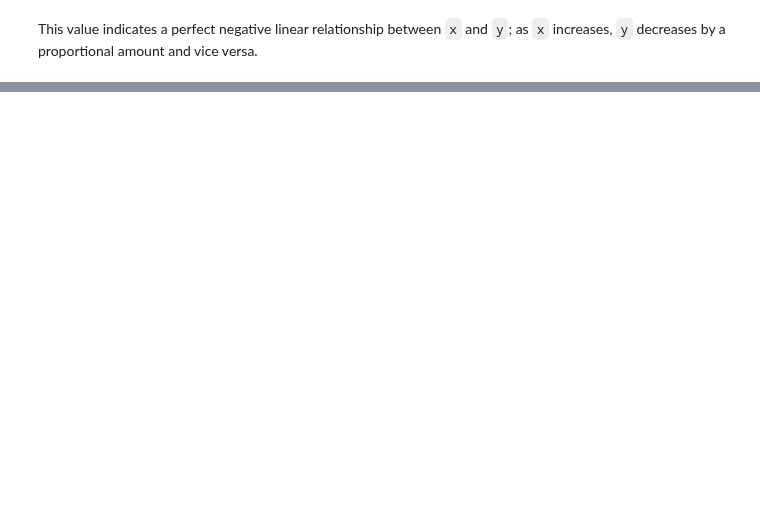
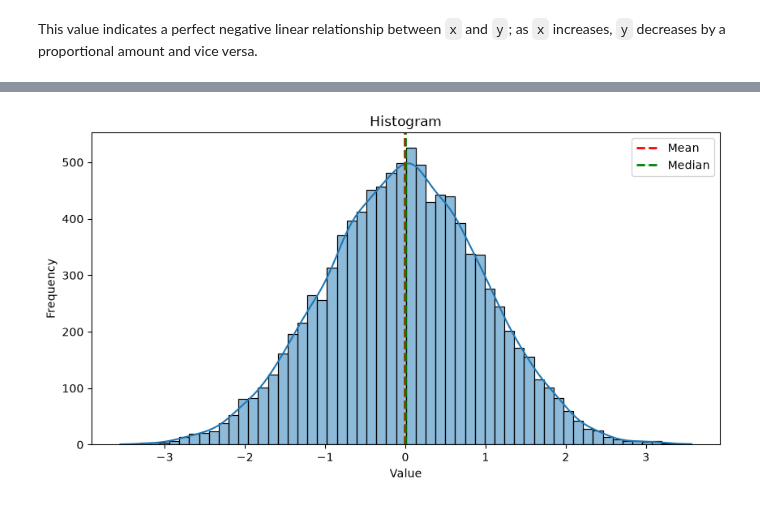
Before and after one commit to shubha95/python, a Jupyter notebook: Applied Data Science with Python/Instructor_Slide_and_Notebooks/Lesson_06_Math and Statistics Fundamentals/6.02_Statistics_Fundamentals.ipynb, the cells around one changed output, grey strips where cells are left out. Cells and saved outputs as stored; diff of their text form; code cells hidden in the pictures; blank space fills up the shorter version.

```diff
--- a/Applied Data Science with Python/Instructor_Slide_and_Notebooks/Lesson_06_Math and Statistics Fundamentals/6.02_Statistics_Fundamentals.ipynb
+++ b/Applied Data Science with Python/Instructor_Slide_and_Notebooks/Lesson_06_Math and Statistics Fundamentals/6.02_Statistics_Fundamentals.ipynb
@@ -621,0 +571,28 @@ Measures of Shape
+# %%
+import numpy as np
+import statistics
+from scipy.stats import skew, kurtosis
+import scipy
+
+arr = np.array([1,2,2,3,3,3,4,4,5])
+arr = np.random.normal(loc = 0, scale = 1,size=10000)
+
+print("Measures of Central Tendency")
+print("-"*100)
+print("Mean : ",np.mean(arr))
+print("Median : ",np.median(arr))
+print("Mode : ",statistics.mode(arr))
+print("-"*100)
+print("Measures of Dispersion")
+print("-"*100)
+print("Range : ",np.max(arr)-np.min(arr))
+print("Variance : ",np.var(arr))
+print("Standard Deviation : ",np.std(arr))
+print("IQR : ",np.percentile(arr,75)-np.percentile(arr,25))
+print(np.percentile(arr,0),np.percentile(arr,25),np.percentile(arr,50),np.percentile(arr,75), np.percentile(arr,100))
+print("-"*100)
+print("Measures of Shape")
+print("-"*100)
+print("Skewness : ",skew(arr))
+print("Kurtosis : ",kurtosis(arr))
+print("-"*100)
@@ -621,0 +619,16 @@ Measures of Shape
+# %%
+import matplotlib.pyplot as plt
+import seaborn as sns
+
+#plot the array with histogram
+plt.figure(figsize=(10,5))
+sns.histplot(arr,kde=True)
+plt.title("Histogram")
+plt.xlabel("Value")
+plt.ylabel("Frequency")
+plt.axvline(np.mean(arr),color='red',linestyle='dashed',linewidth=2,label = 'Mean')
+plt.axvline(np.median(arr),color='green',linestyle='dashed',linewidth=2, label = 'Median')
+plt.legend()
+plt.show()
+# %% [output]
+[figure, added]
```
Also changed, not shown: parts of 44 cells of this notebook, 1 other file.
